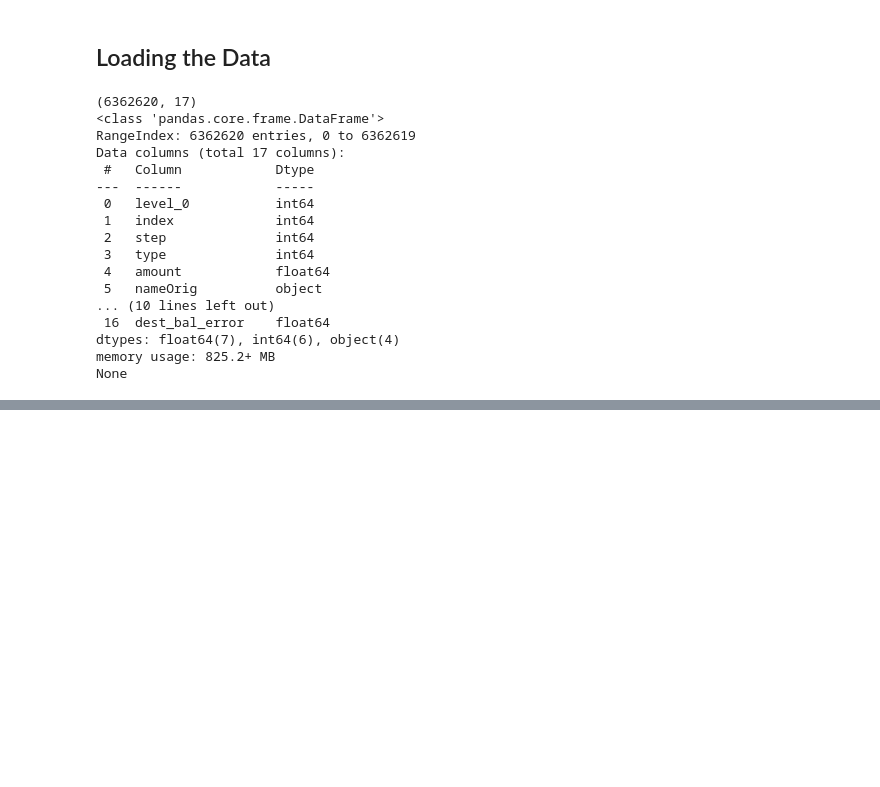
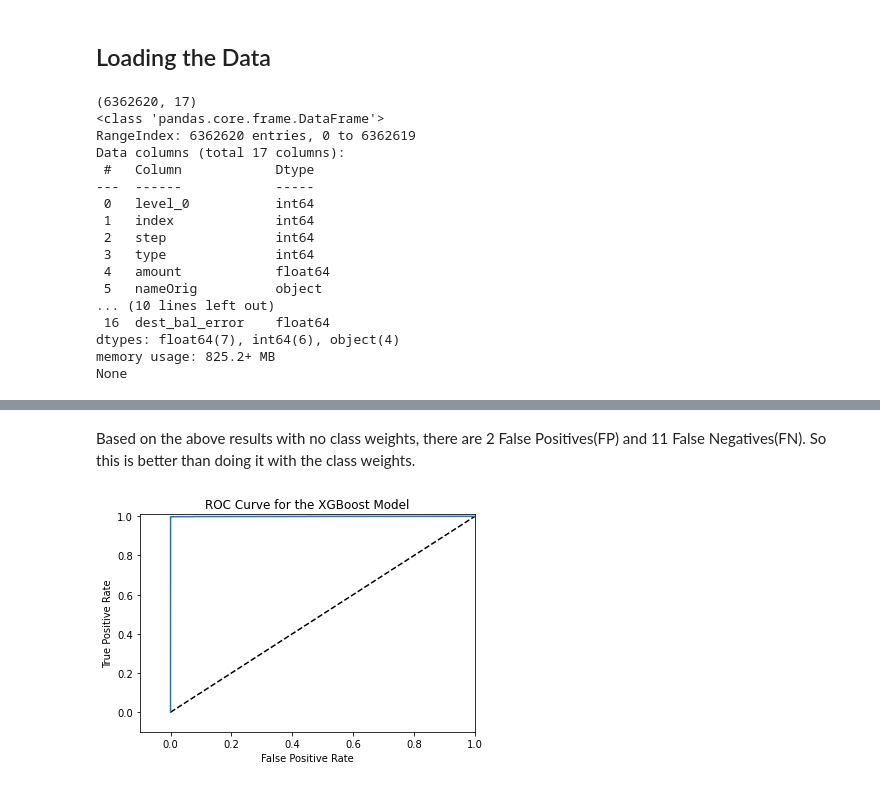
Before and after one commit to jayguptacal/BankingAndInvestments, a Jupyter notebook: FinancialFraudDetection/Financial_Frauds_Machine_Learning.ipynb, the cells around one changed output, grey strips where cells are left out. Saved outputs shown, nothing was run; the diff lists cells and outputs as text; code cells hidden in the pictures; blank space fills up the shorter version.

```diff
--- a/FinancialFraudDetection/Financial_Frauds_Machine_Learning.ipynb
+++ b/FinancialFraudDetection/Financial_Frauds_Machine_Learning.ipynb
@@ -65,0 +94,7 @@ None
+# %%
+# Identifying X and y from the dataset
+X = data[['type', 'amount', 'oldbalanceOrg', 'newbalanceOrig', 'oldbalanceDest', 'newbalanceDest', 'origin_bal_error', 'dest_bal_error']]
+y = data['isFraud']
+# %%
+# Split dataset into train and test with 70% for the training and the balance 30% for testing
+X_train, X_test, y_train, y_test = train_test_split(X, y, test_size=0.30, random_state=41)
@@ -65,0 +128,7 @@ None
+# %%
+# Building the XGB model with Class Weights
+class_weights = (y==0).sum()/(1 * (y==1).sum())
+clf1 = XGBClassifier(scale_pos_weight = class_weights, n_jobs = 4, use_label_encoder=False, random_state=41)
+clf1.fit(X_train, y_train)
+print("Model Results of XGBoost with Test Data with Class Weights")
+model_result(clf1, X_test, y_test)
@@ -65,0 +156,6 @@ None
+# %%
+# Building the XGB model without Class Weights
+clf2 = XGBClassifier(n_jobs = 4, use_label_encoder=False, random_state=41)
+clf2.fit(X_train, y_train)
+print("Model Results of XGBoost with Test Data without Class Weights")
+model_result(clf2, X_test, y_test)
@@ -65,0 +181,17 @@ None
+# %% [markdown]
+Based on the above results with no class weights, there are 2 False Positives(FP) and 11 False Negatives(FN). So this is better than doing it with the class weights.
+# %%
+# Plotting the roc curve for the XGBoost model without class weights
+y_pred_prob = clf2.predict_proba(X_test)[:,1]
+fpr, tpr, thresholds = roc_curve(y_test, y_pred_prob)
+# plotting the roc curve
+plt.plot([0,1], [0,1], 'k--')
+plt.plot(fpr, tpr)
+plt.xlabel("False Positive Rate")
+plt.ylabel("True Positive Rate")
+plt.xlim([-0.1,1.0])
+plt.ylim([-0.1,1.01])
+plt.title("ROC Curve for the XGBoost Model")
+plt.show()
+# %% [output]
+[figure, added]
```
Also changed, not shown: parts of 27 cells of this notebook.
